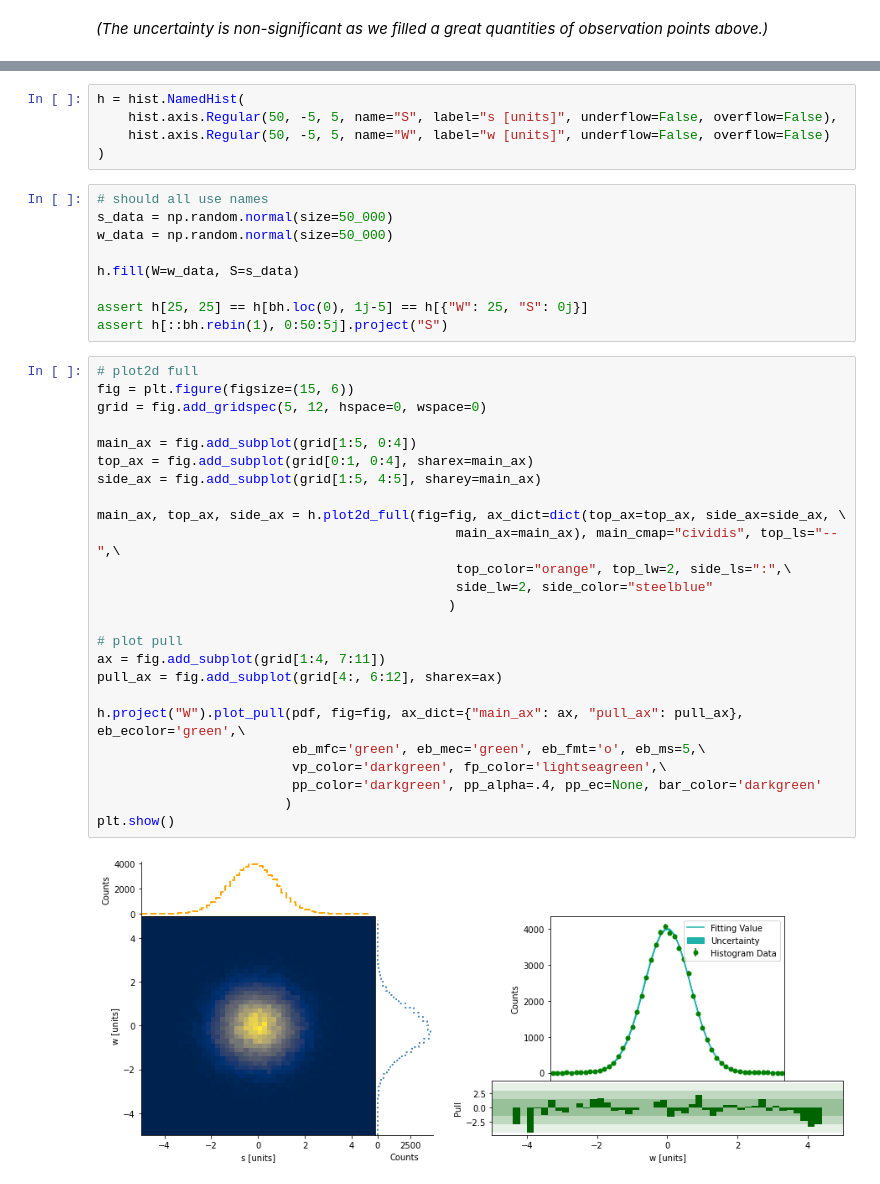
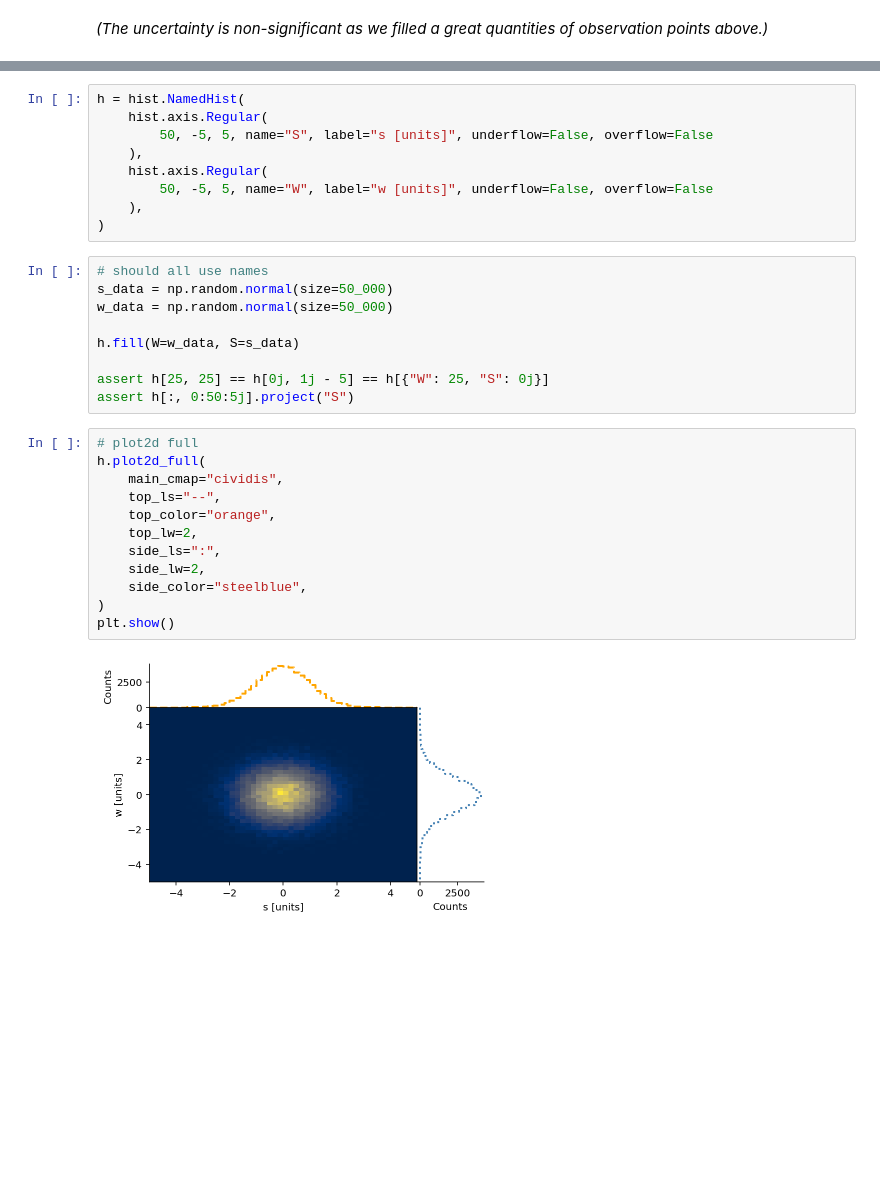
Before and after one commit to scikit-hep/hist, a Jupyter notebook: docs/user-guide/notebooks/Histogram.ipynb, the cells around one changed output, grey strips where cells are left out. Cells and saved outputs as stored; diff of their text form; blank space fills up the shorter version.

```diff
--- a/docs/user-guide/notebooks/Histogram.ipynb
+++ b/docs/user-guide/notebooks/Histogram.ipynb
@@ -206,7 +196,11 @@ If you want to force names always be used, you can use NamedHist. Note that alth
 # %%
 h = hist.NamedHist(
-    hist.axis.Regular(50, -5, 5, name="S", label="s [units]", underflow=False, overflow=False),
-    hist.axis.Regular(50, -5, 5, name="W", label="w [units]", underflow=False, overflow=False)
+    hist.axis.Regular(
+        50, -5, 5, name="S", label="s [units]", underflow=False, overflow=False
+    ),
+    hist.axis.Regular(
+        50, -5, 5, name="W", label="w [units]", underflow=False, overflow=False
+    ),
 )
 # %%
 # should all use names
@@ -215,32 +209,19 @@ w_data = np.random.normal(size=50_000)
 
 h.fill(W=w_data, S=s_data)
 
-assert h[25, 25] == h[bh.loc(0), 1j-5] == h[{"W": 25, "S": 0j}]
-assert h[::bh.rebin(1), 0:50:5j].project("S")
+assert h[25, 25] == h[0j, 1j - 5] == h[{"W": 25, "S": 0j}]
+assert h[:, 0:50:5j].project("S")
-# %%
-# plot2d full
-fig = plt.figure(figsize=(15, 6))
-grid = fig.add_gridspec(5, 12, hspace=0, wspace=0)
-
-main_ax = fig.add_subplot(grid[1:5, 0:4])
-top_ax = fig.add_subplot(grid[0:1, 0:4], sharex=main_ax)
-side_ax = fig.add_subplot(grid[1:5, 4:5], sharey=main_ax)
-
-main_ax, top_ax, side_ax = h.plot2d_full(fig=fig, ax_dict=dict(top_ax=top_ax, side_ax=side_ax, \
-                                              main_ax=main_ax), main_cmap="cividis", top_ls="--",\
-                                              top_color="orange", top_lw=2, side_ls=":",\
-                                              side_lw=2, side_color="steelblue"
-                                             )
-
-# plot pull
-ax = fig.add_subplot(grid[1:4, 7:11])
-pull_ax = fig.add_subplot(grid[4:, 6:12], sharex=ax)
-
-h.project("W").plot_pull(pdf, fig=fig, ax_dict={"main_ax": ax, "pull_ax": pull_ax}, eb_ecolor='green',\
-                         eb_mfc='green', eb_mec='green', eb_fmt='o', eb_ms=5,\
-                         vp_color='darkgreen', fp_color='lightseagreen',\
-                         pp_color='darkgreen', pp_alpha=.4, pp_ec=None, bar_color='darkgreen'
-                        )
-plt.show()
-# %% [output]
-[figure, removed]
+# %%
+# plot2d full
+h.plot2d_full(
+    main_cmap="cividis",
+    top_ls="--",
+    top_color="orange",
+    top_lw=2,
+    side_ls=":",
+    side_lw=2,
+    side_color="steelblue",
+)
+plt.show()
+# %% [output]
+[figure, added]
```
Also changed, not shown: parts of 29 cells of this notebook, 15 other files.
